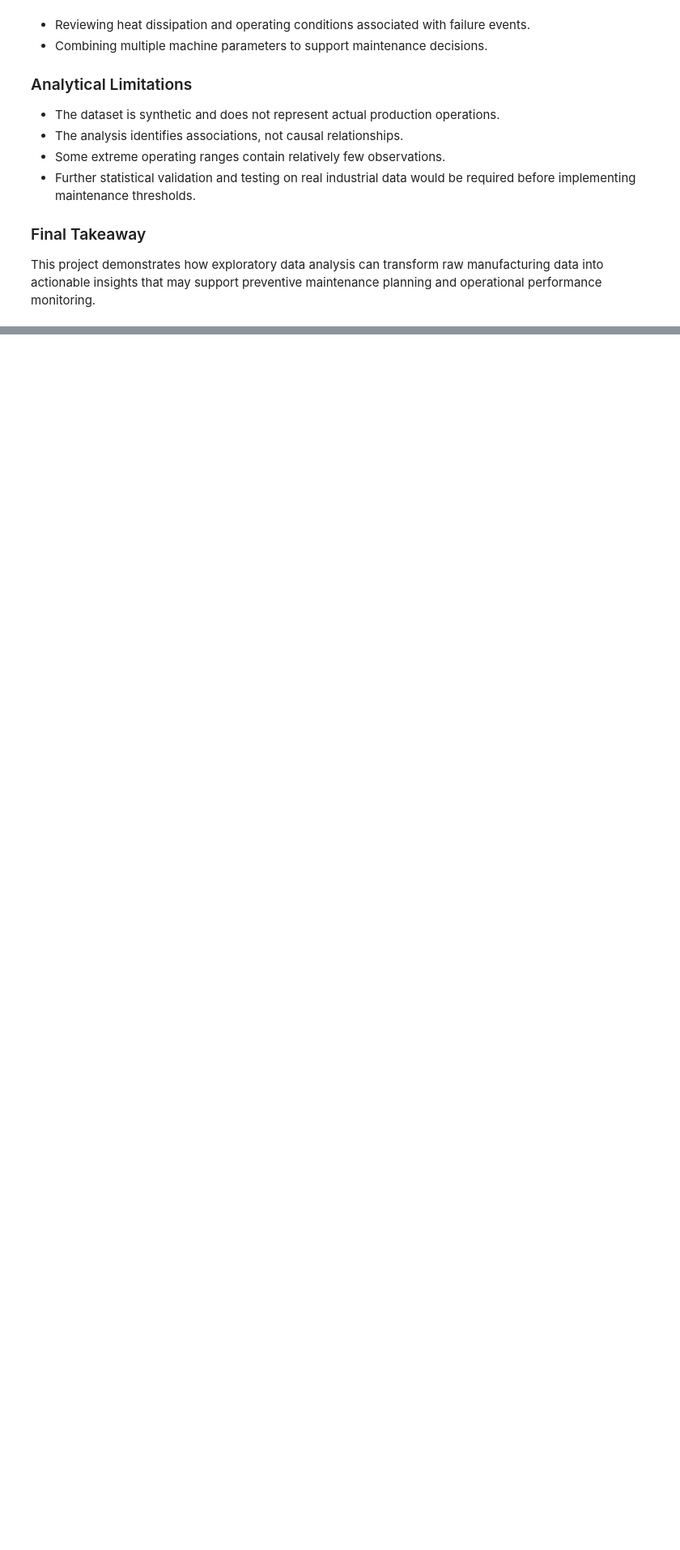
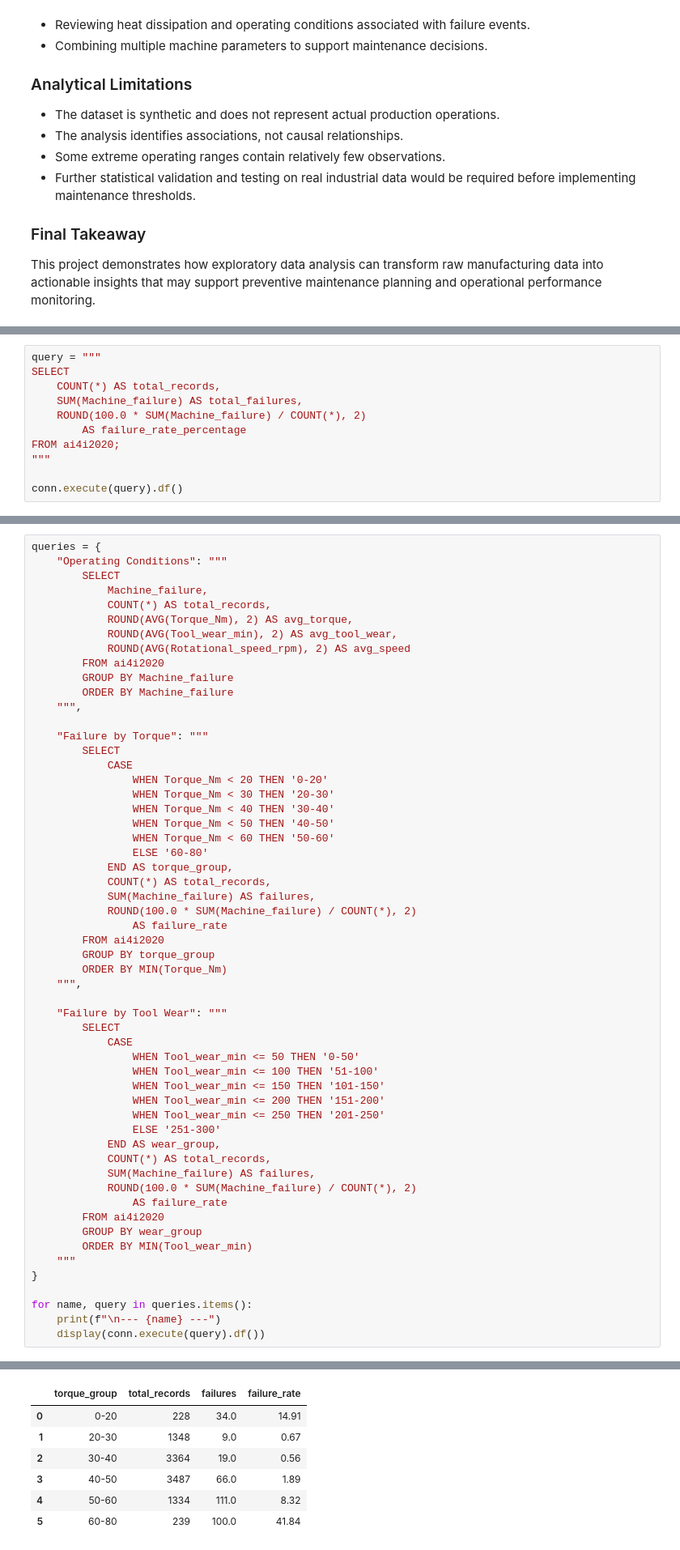
Before and after one commit to maranalyzes/manufacturing-performance-analytics, a Jupyter notebook: notebooks/01_exploratory_data_analysis.ipynb, the cells around one changed output, grey strips where cells are left out. Shown at 81% size. Drawn from its saved outputs; the diff is of its cells as text; blank space fills up the shorter version.

```diff
--- a/notebooks/01_exploratory_data_analysis.ipynb
+++ b/notebooks/01_exploratory_data_analysis.ipynb
@@ -619,0 +692,11 @@ This project demonstrates how exploratory data analysis can transform raw manufa
+# %%
+query = """
+SELECT
+    COUNT(*) AS total_records,
+    SUM(Machine_failure) AS total_failures,
+    ROUND(100.0 * SUM(Machine_failure) / COUNT(*), 2)
+        AS failure_rate_percentage
+FROM ai4i2020;
+"""
+
+conn.execute(query).df()
@@ -619,0 +706,57 @@ This project demonstrates how exploratory data analysis can transform raw manufa
+# %%
+queries = {
+    "Operating Conditions": """
+        SELECT
+            Machine_failure,
+            COUNT(*) AS total_records,
+            ROUND(AVG(Torque_Nm), 2) AS avg_torque,
+            ROUND(AVG(Tool_wear_min), 2) AS avg_tool_wear,
+            ROUND(AVG(Rotational_speed_rpm), 2) AS avg_speed
+        FROM ai4i2020
+        GROUP BY Machine_failure
+        ORDER BY Machine_failure
+    """,
+
+    "Failure by Torque": """
+        SELECT
+            CASE
+                WHEN Torque_Nm < 20 THEN '0-20'
+                WHEN Torque_Nm < 30 THEN '20-30'
+                WHEN Torque_Nm < 40 THEN '30-40'
+                WHEN Torque_Nm < 50 THEN '40-50'
+                WHEN Torque_Nm < 60 THEN '50-60'
+                ELSE '60-80'
+            END AS torque_group,
+            COUNT(*) AS total_records,
+            SUM(Machine_failure) AS failures,
+            ROUND(100.0 * SUM(Machine_failure) / COUNT(*), 2)
+                AS failure_rate
+        FROM ai4i2020
+        GROUP BY torque_group
+        ORDER BY MIN(Torque_Nm)
+    """,
+
+    "Failure by Tool Wear": """
+        SELECT
+            CASE
+                WHEN Tool_wear_min <= 50 THEN '0-50'
+                WHEN Tool_wear_min <= 100 THEN '51-100'
+                WHEN Tool_wear_min <= 150 THEN '101-150'
+                WHEN Tool_wear_min <= 200 THEN '151-200'
+                WHEN Tool_wear_min <= 250 THEN '201-250'
+                ELSE '251-300'
+            END AS wear_group,
+            COUNT(*) AS total_records,
+            SUM(Machine_failure) AS failures,
+            ROUND(100.0 * SUM(Machine_failure) / COUNT(*), 2)
+                AS failure_rate
+        FROM ai4i2020
+        GROUP BY wear_group
+        ORDER BY MIN(Tool_wear_min)
+    """
+}
+
+for name, query in queries.items():
+    print(f"\n--- {name} ---")
+    display(conn.execute(query).df())
+# %% [output]
@@ -619,0 +768,7 @@ This project demonstrates how exploratory data analysis can transform raw manufa
+|  | torque_group | total_records | failures | failure_rate |
+| 0 | 0-20 | 228 | 34.0 | 14.91 |
+| 1 | 20-30 | 1348 | 9.0 | 0.67 |
+| 2 | 30-40 | 3364 | 19.0 | 0.56 |
+| 3 | 40-50 | 3487 | 66.0 | 1.89 |
+| 4 | 50-60 | 1334 | 111.0 | 8.32 |
+| 5 | 60-80 | 239 | 100.0 | 41.84 |
```
Also changed, not shown: parts of 9 cells of this notebook.
